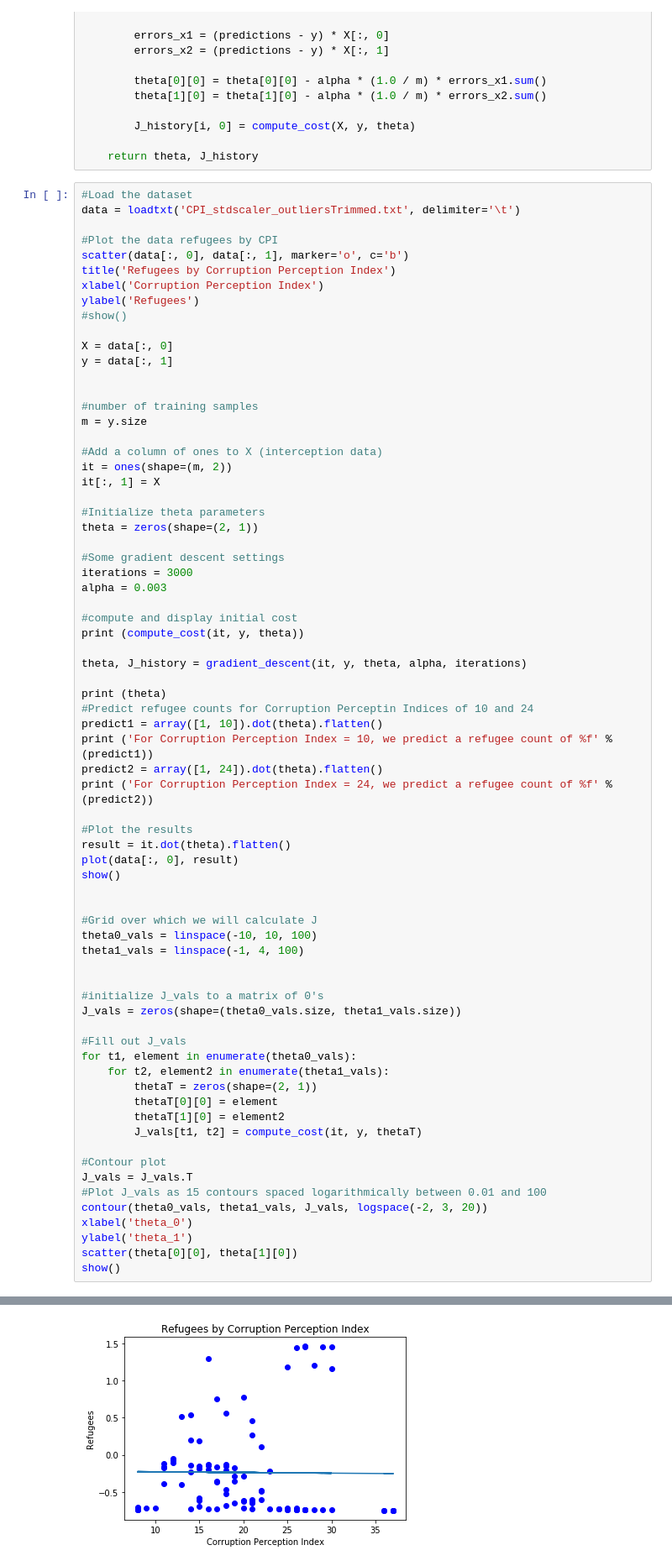
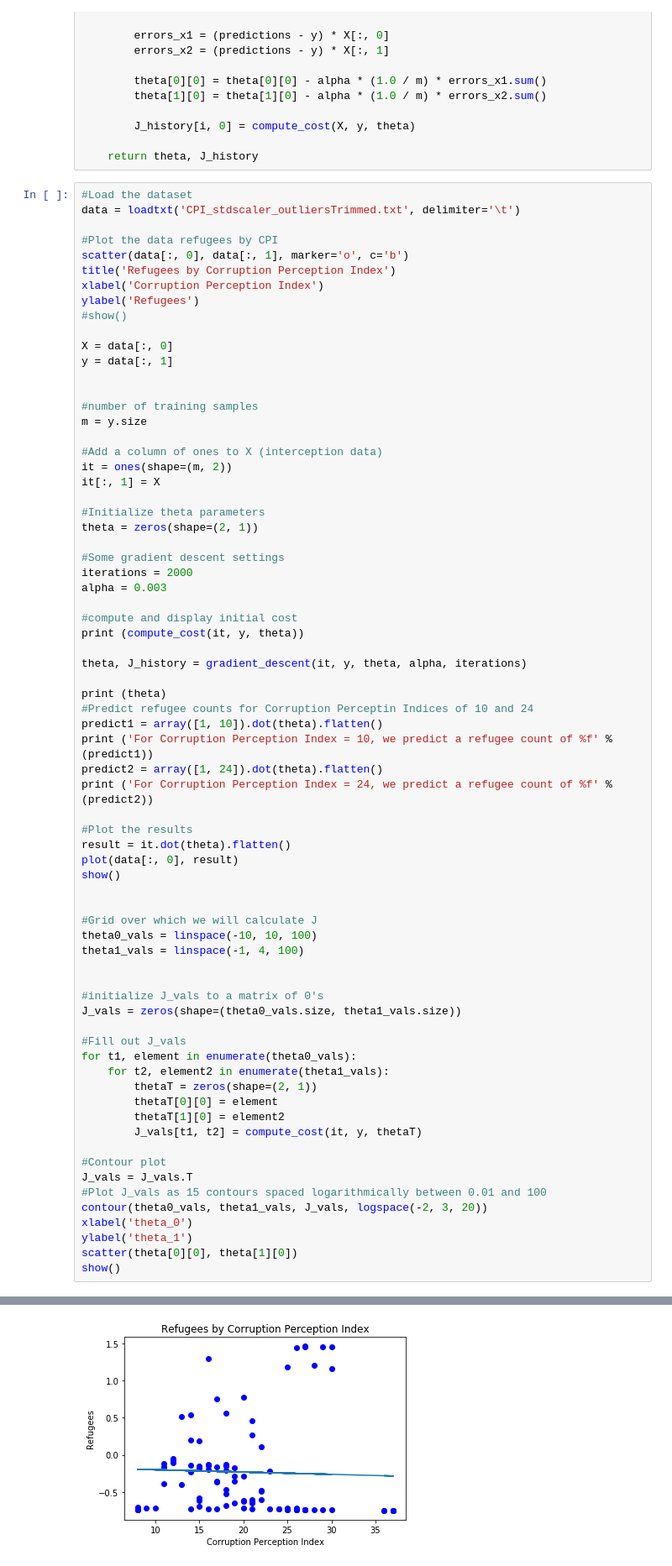
Before and after one commit to esthermead/corruption, a Jupyter notebook: CPI (Corruption Perception Index).ipynb, the cells around one changed output, grey strips where cells are left out. Shown at 84% size. Cells and saved outputs as stored; diff of their text form.

```diff
--- a/CPI (Corruption Perception Index).ipynb
+++ b/CPI (Corruption Perception Index).ipynb
@@ -97,7 +97,7 @@ it[:, 1] = X
 theta = zeros(shape=(2, 1))
 
 #Some gradient descent settings
-iterations = 3000
+iterations = 2000
 alpha = 0.003
 
 #compute and display initial cost
@@ -151,4 +151,4 @@ For Corruption Perception Index = 24, we predict a refugee count of -0.241593
-[figure, old version]
+[figure, new version]
 [figure]
 # %%
 import matplotlib.pyplot as plt
```
Also changed, not shown: parts of 3 cells of this notebook.
